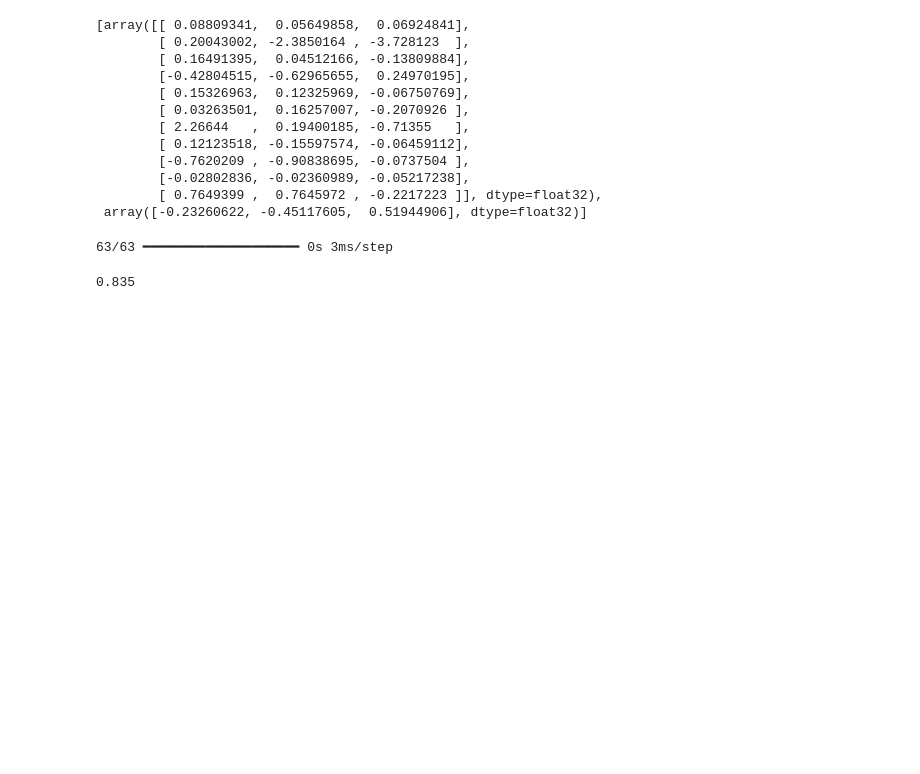
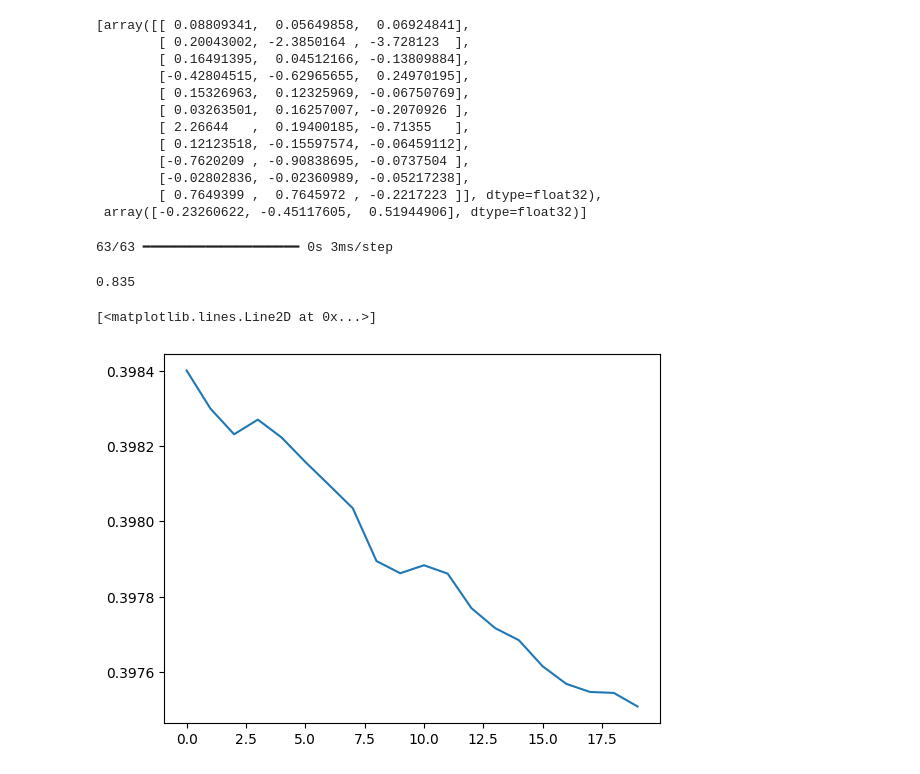
Before and after one commit to waqasraza8383/DeepLearning, a Jupyter notebook: churn_prediction.ipynb, the cells around one changed output. Saved outputs shown, nothing was run; the diff lists cells and outputs as text; code cells hidden in the pictures; blank space fills up the shorter version.

```diff
--- a/churn_prediction.ipynb
+++ b/churn_prediction.ipynb
@@ -274,3 +292,9 @@ from sklearn.metrics import accuracy_score
 accuracy_score(y_test,y_pred)
 # %% [output]
 0.835
+# %%
+import matplotlib.pyplot as plt
+plt.plot(history.history['loss'])
+# %% [output]
+[<matplotlib.lines.Line2D at 0x...>]
+[figure, added]
```
Also changed, not shown: parts of 3 cells of this notebook, 1 other file.
